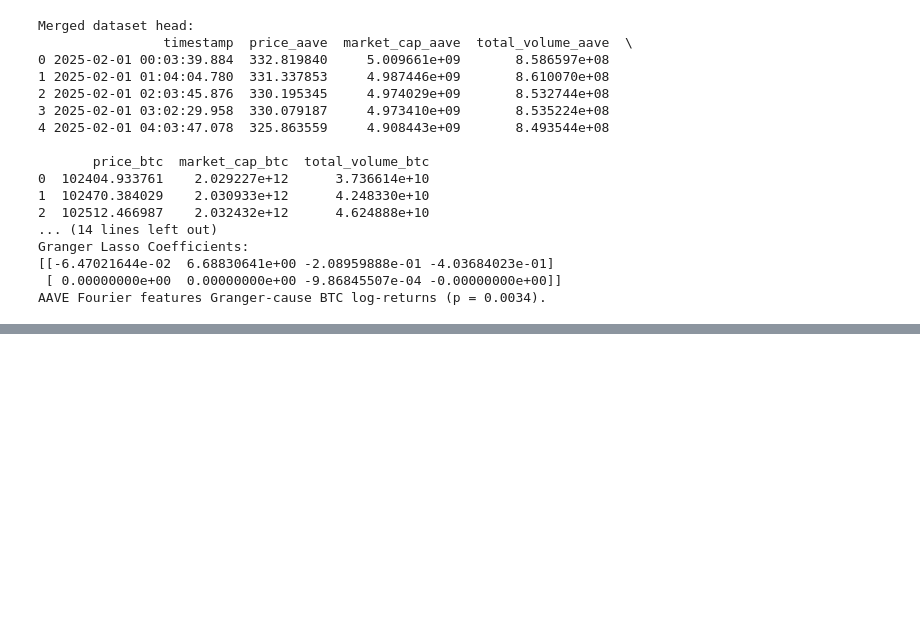
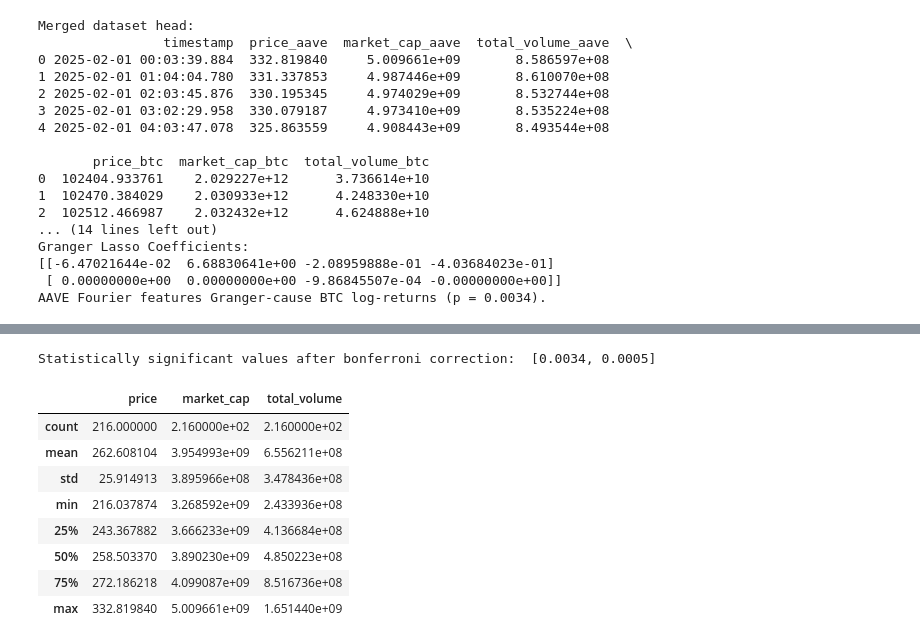
Before and after one commit to vamsin07/DSC-244-FFT, a Jupyter notebook: FFT.ipynb, the cells around one changed output, grey strips where cells are left out. Cells and saved outputs as stored; diff of their text form; code cells hidden in the pictures; blank space fills up the shorter version.

```diff
--- a/FFT.ipynb
+++ b/FFT.ipynb
@@ -1923,0 +2090,18 @@ AAVE Fourier features Granger-cause BTC log-returns (p = 0.0034).
+# %%
+p_values = [aave_p, ripple_p, binance_p, dogecoin_p]
+bonferroni = 0.05/len(p_values)
+print('Statistically significant values after bonferroni correction: ', [x for x in p_values if x < bonferroni])
+# %% [output]
+Statistically significant values after bonferroni correction:  [0.0034, 0.0005]
+# %%
+aave_df.describe()
+# %% [output]
+|  | price | market_cap | total_volume |
+| count | 216.000000 | 2.160000e+02 | 2.160000e+02 |
+| mean | 262.608104 | 3.954993e+09 | 6.556211e+08 |
+| std | 25.914913 | 3.895966e+08 | 3.478436e+08 |
+| min | 216.037874 | 3.268592e+09 | 2.433936e+08 |
+| 25% | 243.367882 | 3.666233e+09 | 4.136684e+08 |
+| 50% | 258.503370 | 3.890230e+09 | 4.850223e+08 |
+| 75% | 272.186218 | 4.099087e+09 | 8.516736e+08 |
+| max | 332.819840 | 5.009661e+09 | 1.651440e+09 |
```
Also changed, not shown: parts of 23 cells of this notebook.
